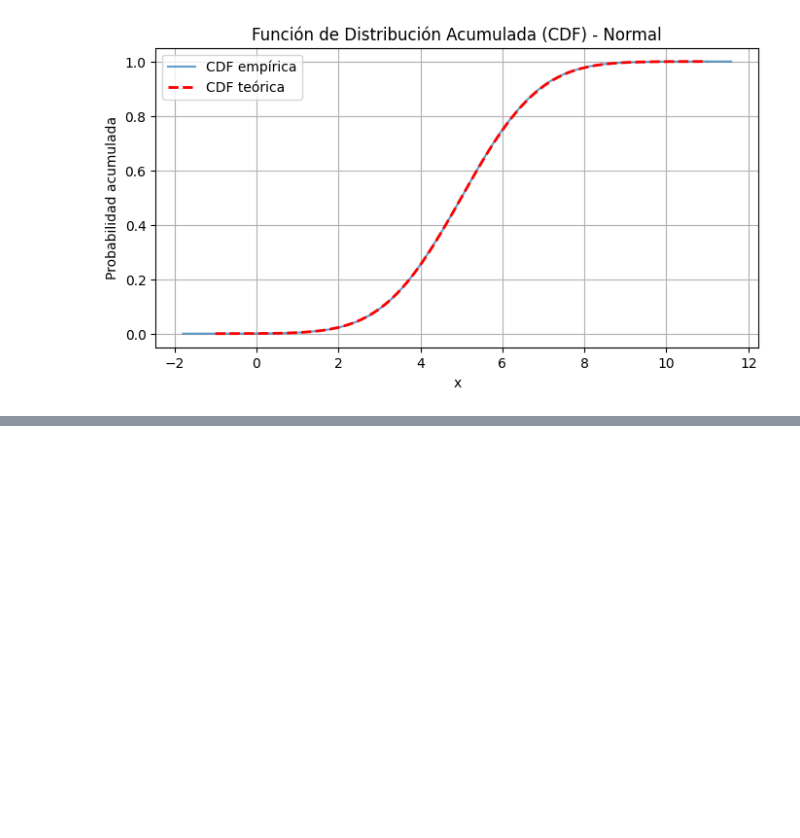
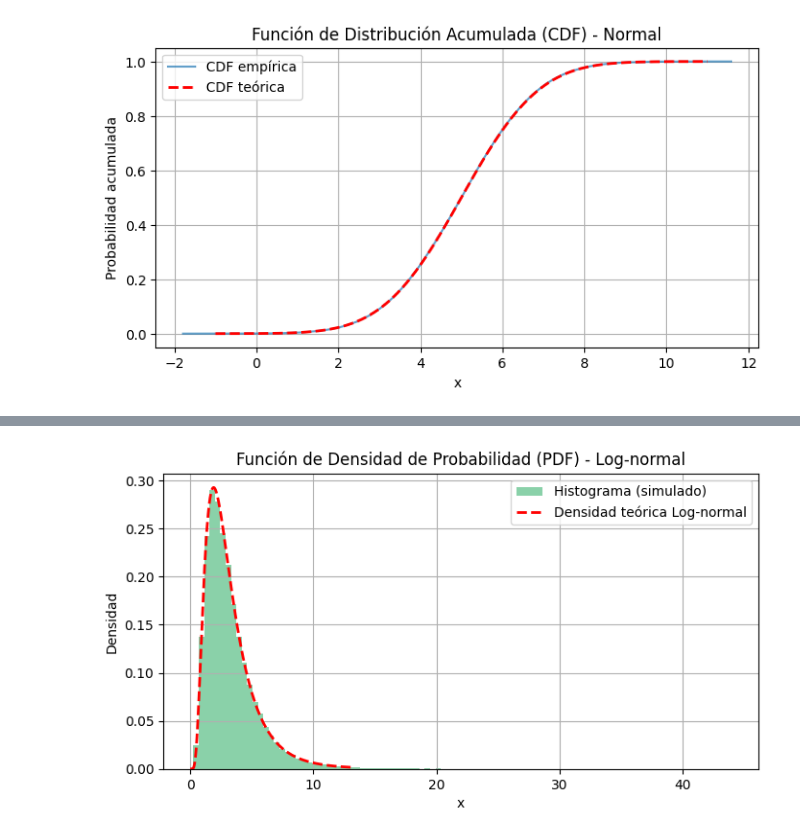
Before and after one commit to TonySC1300/Simulacion1, a Jupyter notebook: Catalogo.ipynb, the cells around one changed output, grey strips where cells are left out. Cells and saved outputs as stored; diff of their text form; code cells hidden in the pictures; blank space fills up the shorter version.

```diff
--- a/Catalogo.ipynb
+++ b/Catalogo.ipynb
@@ -1081,0 +1149,81 @@ plt.show()
+# %%
+import numpy as np
+import matplotlib.pyplot as plt
+from random import random
+from math import log, sqrt, pi, cos, exp
+from scipy.special import erf
+
+# Parámetros de la distribución Log-normal
+logn_mu = 1.0        # media de la normal asociada
+logn_sigma = 0.6     # desviación estándar de la normal asociada
+
+# Cálculos teóricos
+logn_media_teo = exp(logn_mu + (logn_sigma**2) / 2)
+logn_var_teo = (exp(logn_sigma**2) - 1) * exp(2 * logn_mu + logn_sigma**2)
+logn_std_teo = sqrt(logn_var_teo)
+
+# Simulación con método: Box-Muller + exponenciación
+def simular_lognormal(n):
+    lista_logn = []
+    for _ in range(n):
+        U1 = random()
+        U2 = random()
+        Z = sqrt(-2 * log(U1)) * cos(2 * pi * U2)
+        Y = logn_mu + logn_sigma * Z
+        X = exp(Y)
+        lista_logn.append(X)
+    return lista_logn
+
+# Número de simulaciones
+k_logn = 100000
+
+# Llamada a la función
+datos_logn = simular_lognormal(k_logn)
+
+# Estadísticas empíricas
+logn_media_emp = np.mean(datos_logn)
+logn_var_emp = np.var(datos_logn)
+logn_std_emp = np.std(datos_logn)
+
+# Imprimir resultados
+print(f"Distribución Log-normal con μ = {logn_mu}, σ = {logn_sigma}, simulaciones: {k_logn}")
+print(f"Media teórica: {logn_media_teo:.4f} | Empírica: {logn_media_emp:.4f}")
+print(f"Varianza teórica: {logn_var_teo:.4f} | Empírica: {logn_var_emp:.4f}")
+print(f"Desviación estándar teórica: {logn_std_teo:.4f} | Empírica: {logn_std_emp:.4f}")
+print("")
+
+# === GRAFICAR HISTOGRAMA + DENSIDAD TEÓRICA ===
+x_logn_vals = np.linspace(0.001, np.percentile(datos_logn, 99.5), 1000)
+pdf_logn = (1 / (x_logn_vals * logn_sigma * sqrt(2 * pi))) * \
+            np.exp(- (np.log(x_logn_vals) - logn_mu)**2 / (2 * logn_sigma**2))
+
+plt.figure(figsize=(8, 4))
+plt.hist(datos_logn, bins=100, density=True, alpha=0.6, label='Histograma (simulado)', color='mediumseagreen')
+plt.plot(x_logn_vals, pdf_logn, 'r--', label='Densidad teórica Log-normal', linewidth=2)
+plt.title('Función de Densidad de Probabilidad (PDF) - Log-normal')
+plt.xlabel('x')
+plt.ylabel('Densidad')
+plt.legend()
+plt.grid(True)
+plt.show()
+
+# === GRAFICAR FUNCIÓN ACUMULADA ===
+datos_logn_ordenados = np.sort(datos_logn)
+y_cdf_logn = np.arange(1, k_logn + 1) / k_logn
+
+def cdf_lognormal(x, mu, sigma):
+    return 0.5 * (1 + erf((np.log(x) - mu) / (sigma * sqrt(2))))
+
+x_vals_logn = np.linspace(0.001, np.percentile(datos_logn, 99.5), 1000)
+cdf_teo_logn = cdf_lognormal(x_vals_logn, logn_mu, logn_sigma)
+
+plt.figure(figsize=(8, 4))
+plt.plot(datos_logn_ordenados, y_cdf_logn, label='CDF empírica', alpha=0.7)
+plt.plot(x_vals_logn, cdf_teo_logn, 'r--', label='CDF teórica', linewidth=2)
+plt.title('Función de Distribución Acumulada (CDF) - Log-normal')
+plt.xlabel('x')
+plt.ylabel('Probabilidad acumulada')
+plt.legend()
+plt.grid(True)
+plt.show()
+# %% [output]
@@ -1081,0 +1234 @@ plt.show()
+[figure, added]
```
Also changed, not shown: parts of 12 cells of this notebook.
